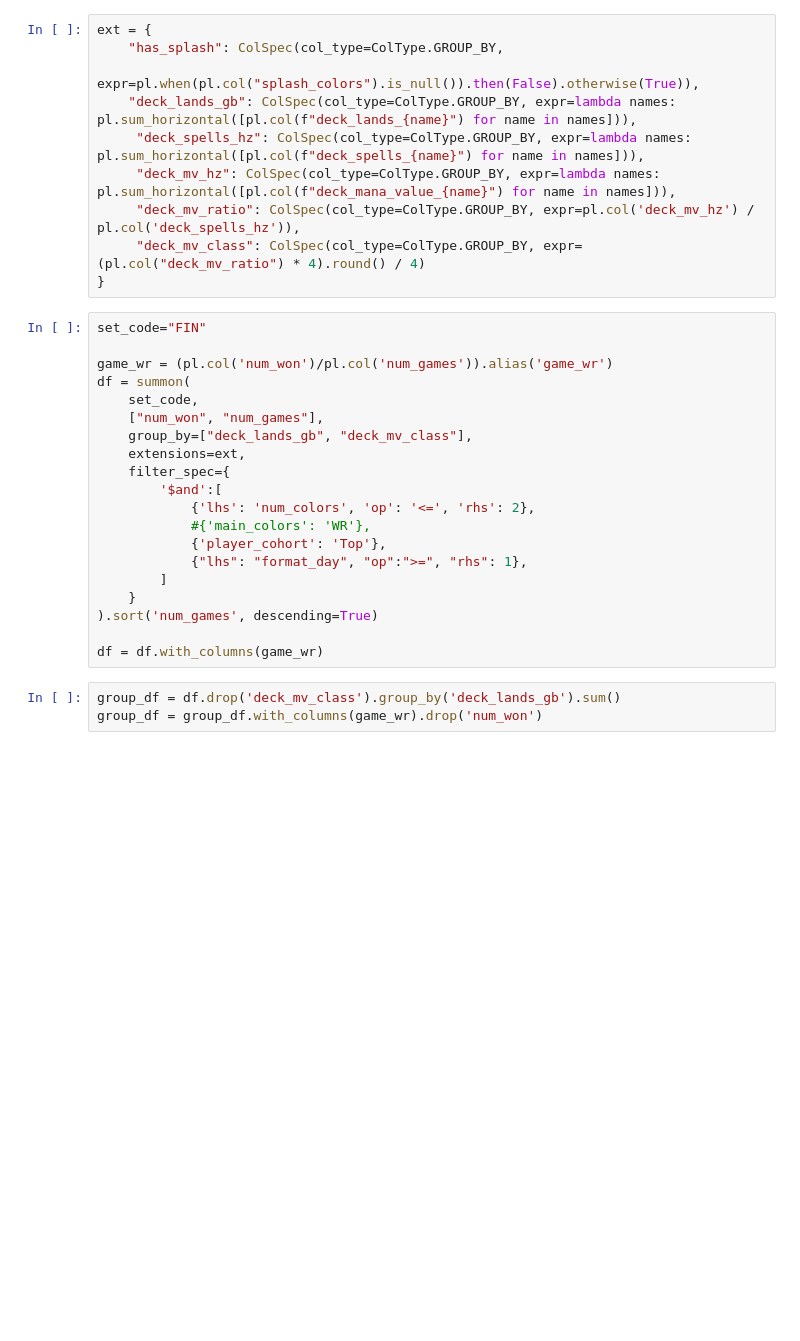
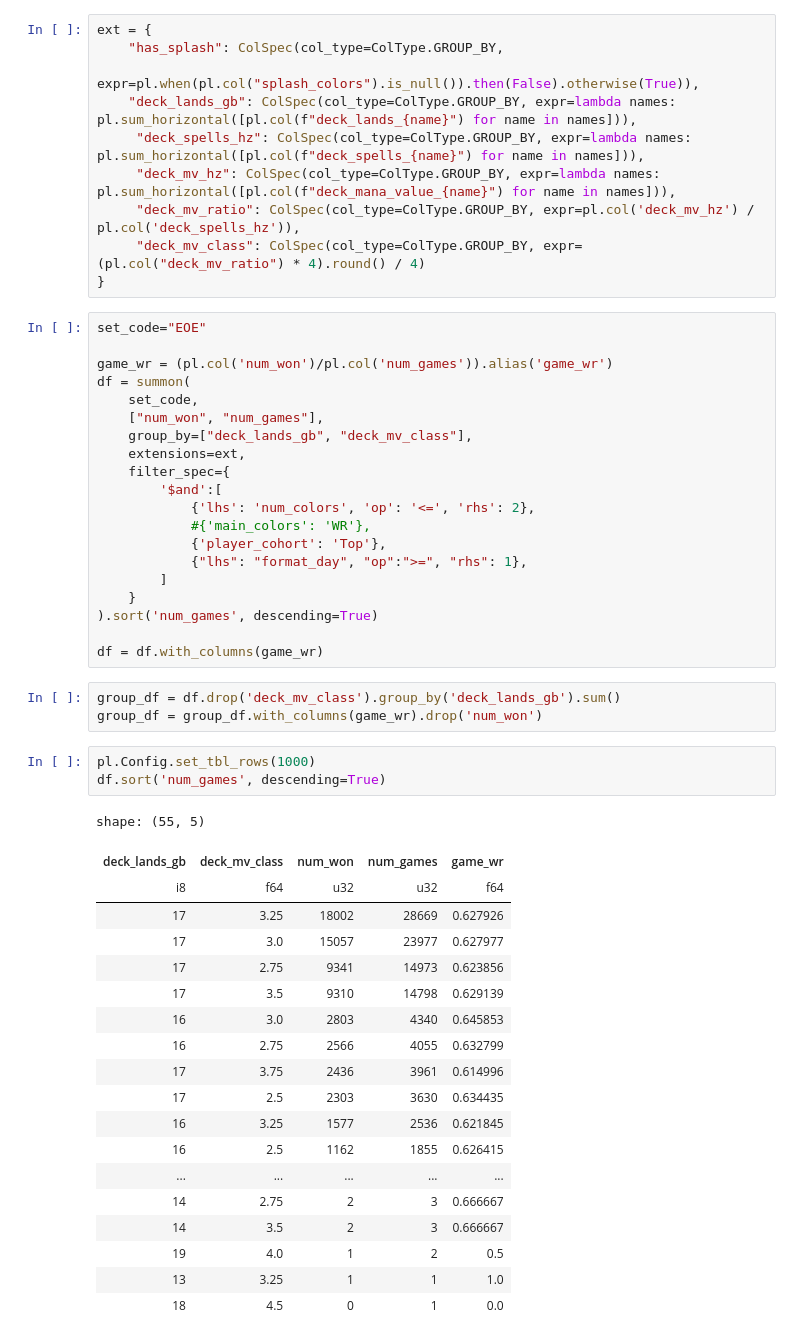
Before and after one commit to oelarnes/deq, a Jupyter notebook: nb/land-counts.ipynb, the cells around one changed output. Cells and saved outputs as stored; diff of their text form; blank space fills up the shorter version.

```diff
--- a/nb/land-counts.ipynb
+++ b/nb/land-counts.ipynb
@@ -18,7 +18,7 @@ ext = {
      "deck_mv_class": ColSpec(col_type=ColType.GROUP_BY, expr=(pl.col("deck_mv_ratio") * 4).round() / 4)
 }
 # %%
-set_code="FIN"
+set_code="EOE"
 
 game_wr = (pl.col('num_won')/pl.col('num_games')).alias('game_wr')
 df = summon(
@@ -40,5 +40,28 @@ df = df.with_columns(game_wr)
 # %%
 group_df = df.drop('deck_mv_class').group_by('deck_lands_gb').sum()
 group_df = group_df.with_columns(game_wr).drop('num_won')
+# %%
+pl.Config.set_tbl_rows(1000)
+df.sort('num_games', descending=True)
+# %% [output]
+shape: (55, 5)
+| deck_lands_gb | deck_mv_class | num_won | num_games | game_wr |
+| i8 | f64 | u32 | u32 | f64 |
+| 17 | 3.25 | 18002 | 28669 | 0.627926 |
+| 17 | 3.0 | 15057 | 23977 | 0.627977 |
+| 17 | 2.75 | 9341 | 14973 | 0.623856 |
+| 17 | 3.5 | 9310 | 14798 | 0.629139 |
+| 16 | 3.0 | 2803 | 4340 | 0.645853 |
+| 16 | 2.75 | 2566 | 4055 | 0.632799 |
+| 17 | 3.75 | 2436 | 3961 | 0.614996 |
+| 17 | 2.5 | 2303 | 3630 | 0.634435 |
+| 16 | 3.25 | 1577 | 2536 | 0.621845 |
+| 16 | 2.5 | 1162 | 1855 | 0.626415 |
+| ... | ... | ... | ... | ... |
+| 14 | 2.75 | 2 | 3 | 0.666667 |
+| 14 | 3.5 | 2 | 3 | 0.666667 |
+| 19 | 4.0 | 1 | 2 | 0.5 |
+| 13 | 3.25 | 1 | 1 | 1.0 |
+| 18 | 4.5 | 0 | 1 | 0.0 |
 # %%
 pivot = df.filter(
```
Also changed, not shown: parts of 5 cells of this notebook, 4 other files.
